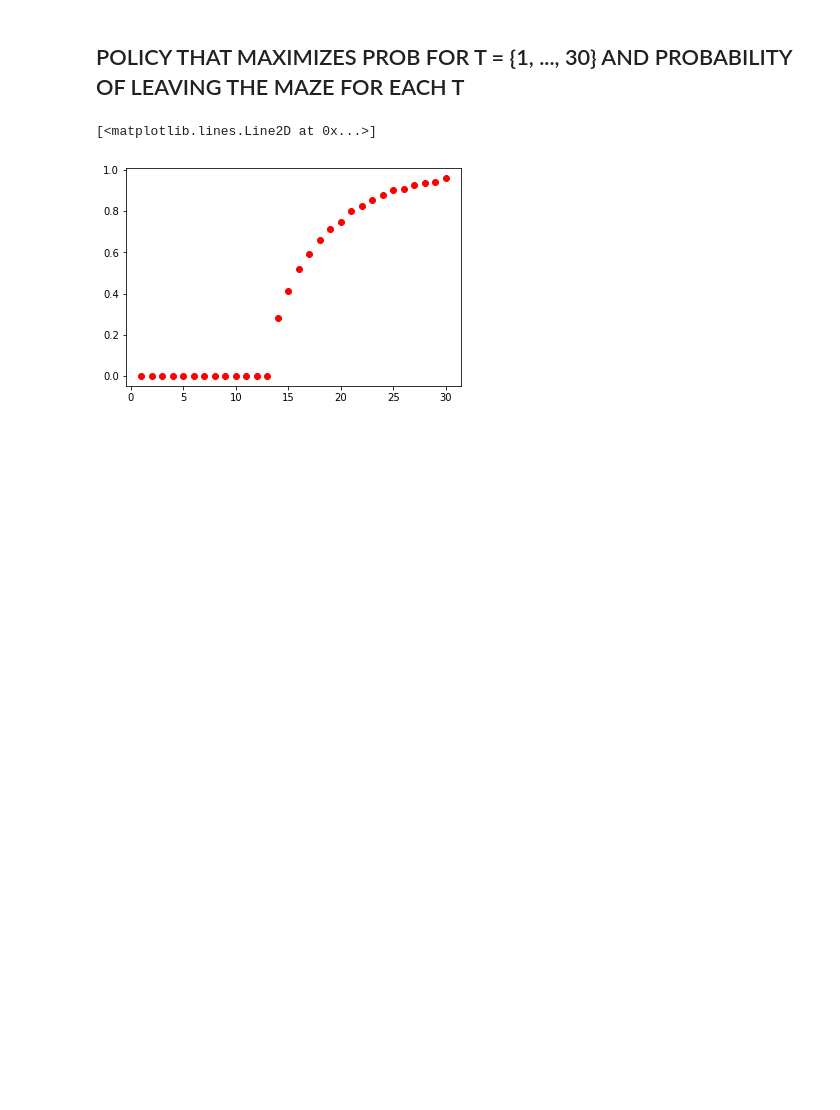
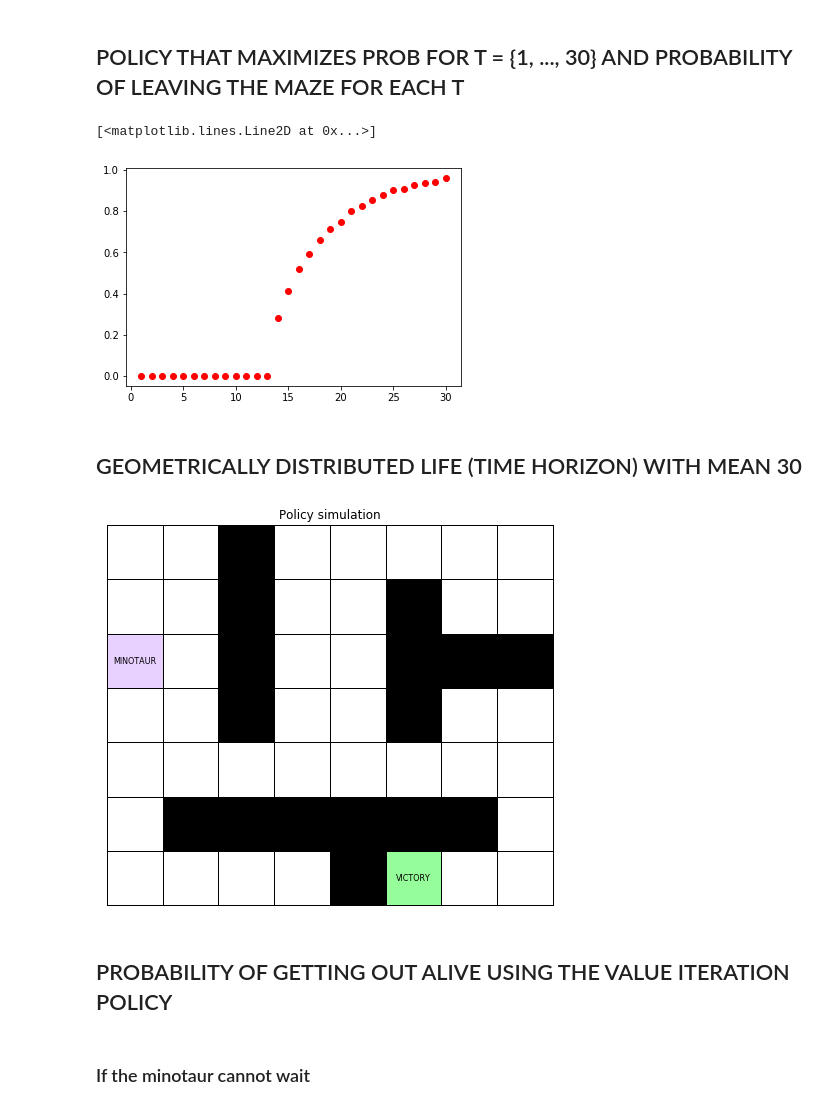
Before and after one commit to alejp1998/rl_lab1, a Jupyter notebook: problem1/problem_1.ipynb, the cells around one changed output. Cells and saved outputs as stored; diff of their text form; code cells hidden in the pictures; blank space fills up the shorter version.

Commit message:
Geometric life problem solved through value iteration (infinite horizon MDP)

```diff
--- a/problem1/problem_1.ipynb
+++ b/problem1/problem_1.ipynb
@@ -232,3 +232,25 @@ plt.plot(horizons, mean_victory_probs, 'ro')
 # %% [output]
 [<matplotlib.lines.Line2D at 0x...>]
 [figure]
+# %% [markdown]
+## GEOMETRICALLY DISTRIBUTED LIFE (TIME HORIZON) WITH MEAN 30
+# %%
+# Finite horizon
+gamma = 29/30
+epsilon = 0.0001
+# Solve the MDP problem with value iteration
+V, policy = mz.value_iteration(env_1,gamma,epsilon)
+# %%
+# Simulate the best path (reacting to random minotaur actions)
+method = 'ValIter'
+start  = (thomas_st + minotaur_st)
+path, victory_prob = env_1.simulate(start, policy, method)
+# %%
+# Animate path
+mz.animate_solution(maze, path)
+# %% [output]
+[figure, added]
+# %% [markdown]
+## PROBABILITY OF GETTING OUT ALIVE USING THE VALUE ITERATION POLICY
+# %% [markdown]
+### If the minotaur cannot wait
```
Also changed, not shown: parts of 7 cells of this notebook, 1 other file.
